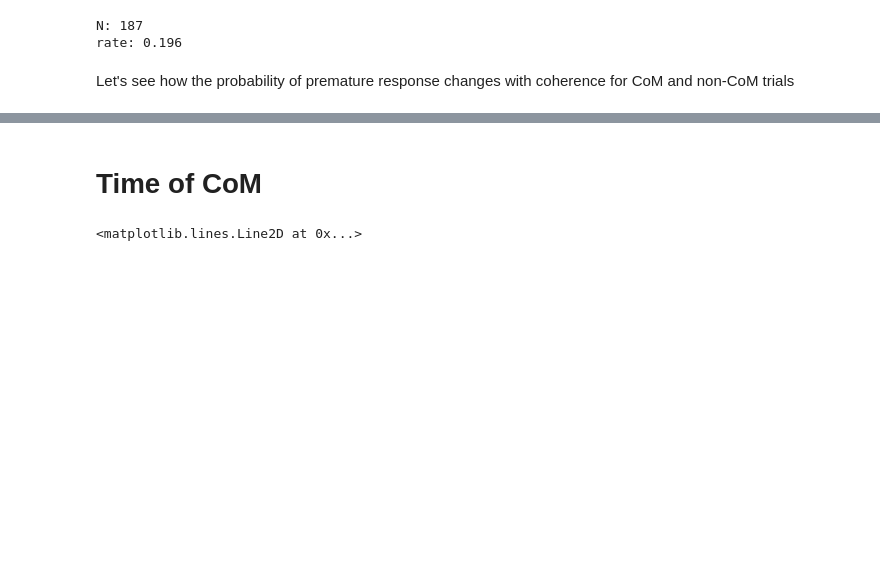
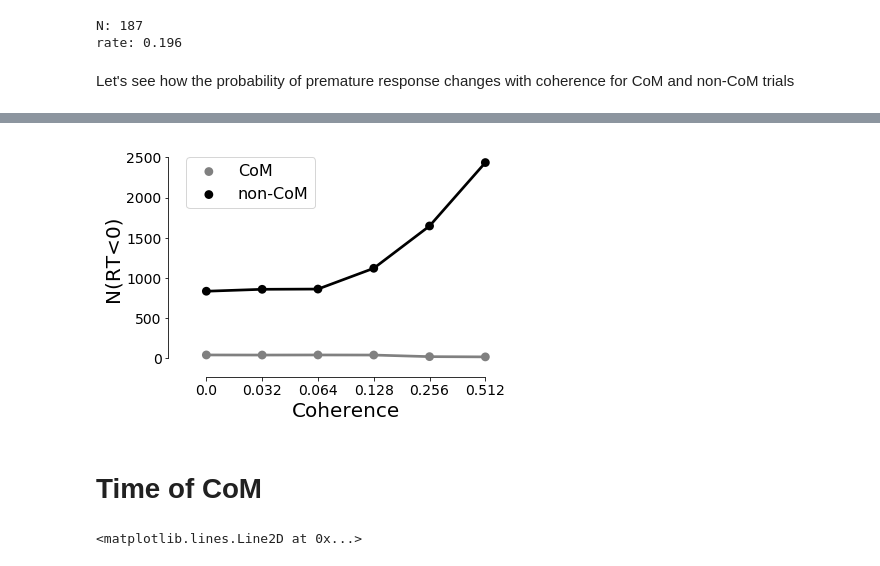
Before and after one commit to nidstigator/com_fixed_duration, a Jupyter notebook: analysis/response_times.ipynb, the cells around one changed output, grey strips where cells are left out. Drawn from its saved outputs; the diff is of its cells as text; code cells hidden in the pictures; blank space fills up the shorter version.

```diff
--- a/analysis/response_times.ipynb
+++ b/analysis/response_times.ipynb
@@ -207,16 +207,17 @@ rate: 0.196
 # %% [markdown]
 Let's see how the probability of premature response changes with coherence for CoM and non-CoM trials
 # %%
+def get_n_neg_RT(choices):
+    return (choices.groupby(by=['coherence', 'type']).apply(lambda c: (len(c[c['RT']<0]))).rename('neg_RT').reset_index())
+
 def get_p_neg_RT(choices):
-    return (choices.groupby(by=['coherence', 'type']).apply(lambda c: (len(c[c['RT']<0]))/len(c)).rename('p(RT<0)').reset_index())
+    return (choices.groupby(by=['coherence', 'type']).apply(lambda c: (len(c[c['RT']<0]))/len(c)).rename('neg_RT').reset_index())
 
-fig = plt.figure()
-ax = fig.add_subplot(111)
-data=get_p_neg_RT(choices)
-# ax.plot(data[~data.is_com])
-sns.pointplot(data=get_p_neg_RT(choices), x='coherence', y='p(RT<0)', ci=None, ax=ax, palette=['grey', 'black'], hue='type')
-ax.set_xlabel('Coherence')
-ax.get_legend().set_title('')
-sns.despine(ax=ax, trim=True, offset=10)
-
-plt.savefig(os.path.join(figure_path, 'p_neg_RT.png') , bbox_inches='tight')
+def plot_neg_RT(data):
+    fig = plt.figure()
+    ax = fig.add_subplot(111)
+    sns.pointplot(data=data, x='coherence', y='neg_RT', ci=None, ax=ax, palette=['grey', 'black'], hue='type')
+    ax.set_xlabel('Coherence')
+    ax.get_legend().set_title('')
+    sns.despine(ax=ax, trim=True, offset=10)
+    return ax
@@ -225,3 +230,9 @@ plt.savefig(os.path.join(figure_path, 'p_neg_RT.png') , bbox_inches='tight')
+# %%
+ax = plot_neg_RT(data=get_n_neg_RT(choices))
+ax.set_ylabel('N(RT<0)')
+plt.savefig(os.path.join(figure_path, 'n_neg_RT.png') , bbox_inches='tight')
+# %% [output]
+[figure, added]
 # %% [markdown]
 # Time of CoM
 # %%
```
Also changed, not shown: parts of 5 cells of this notebook, 4 other files.
